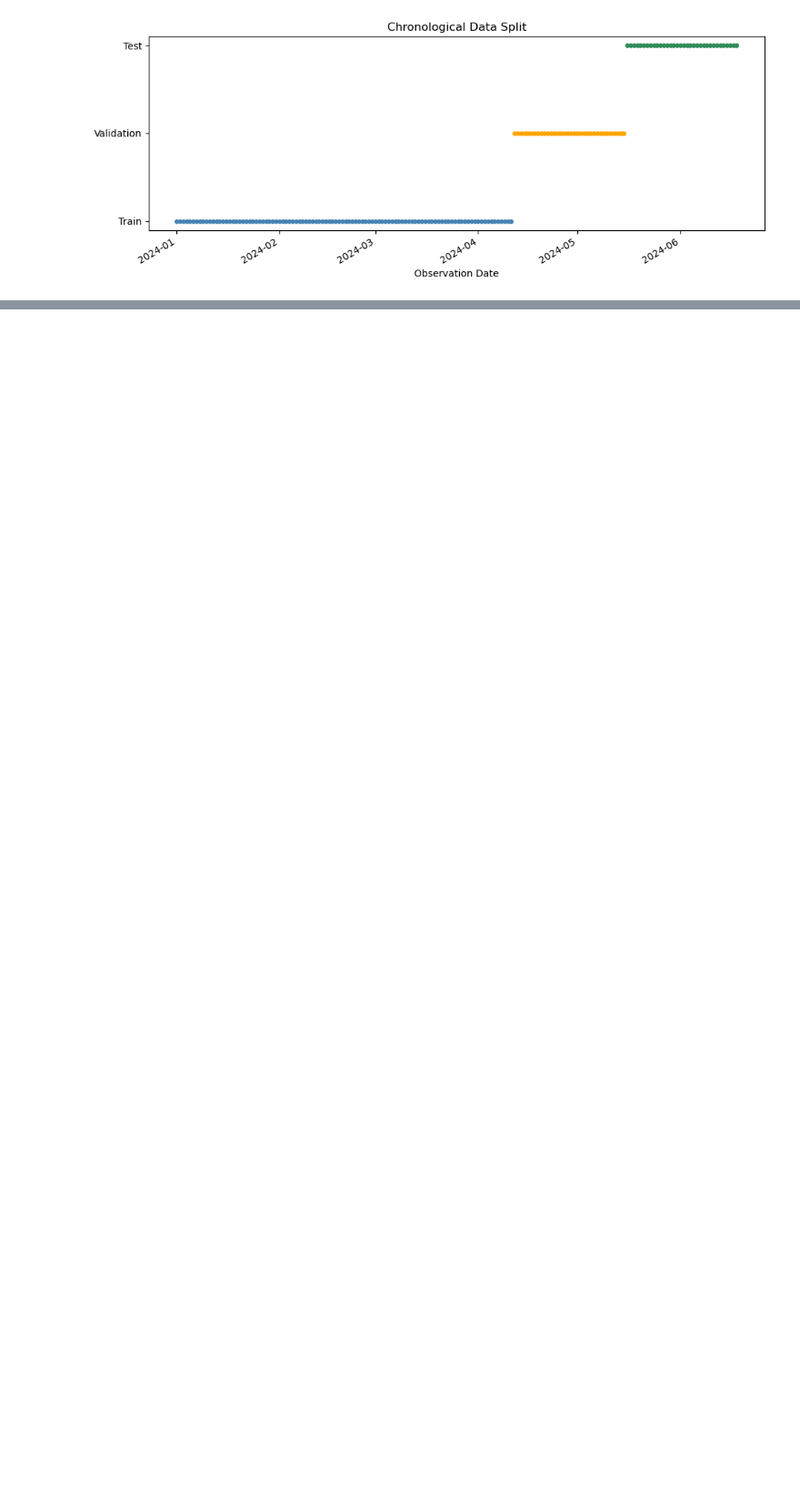
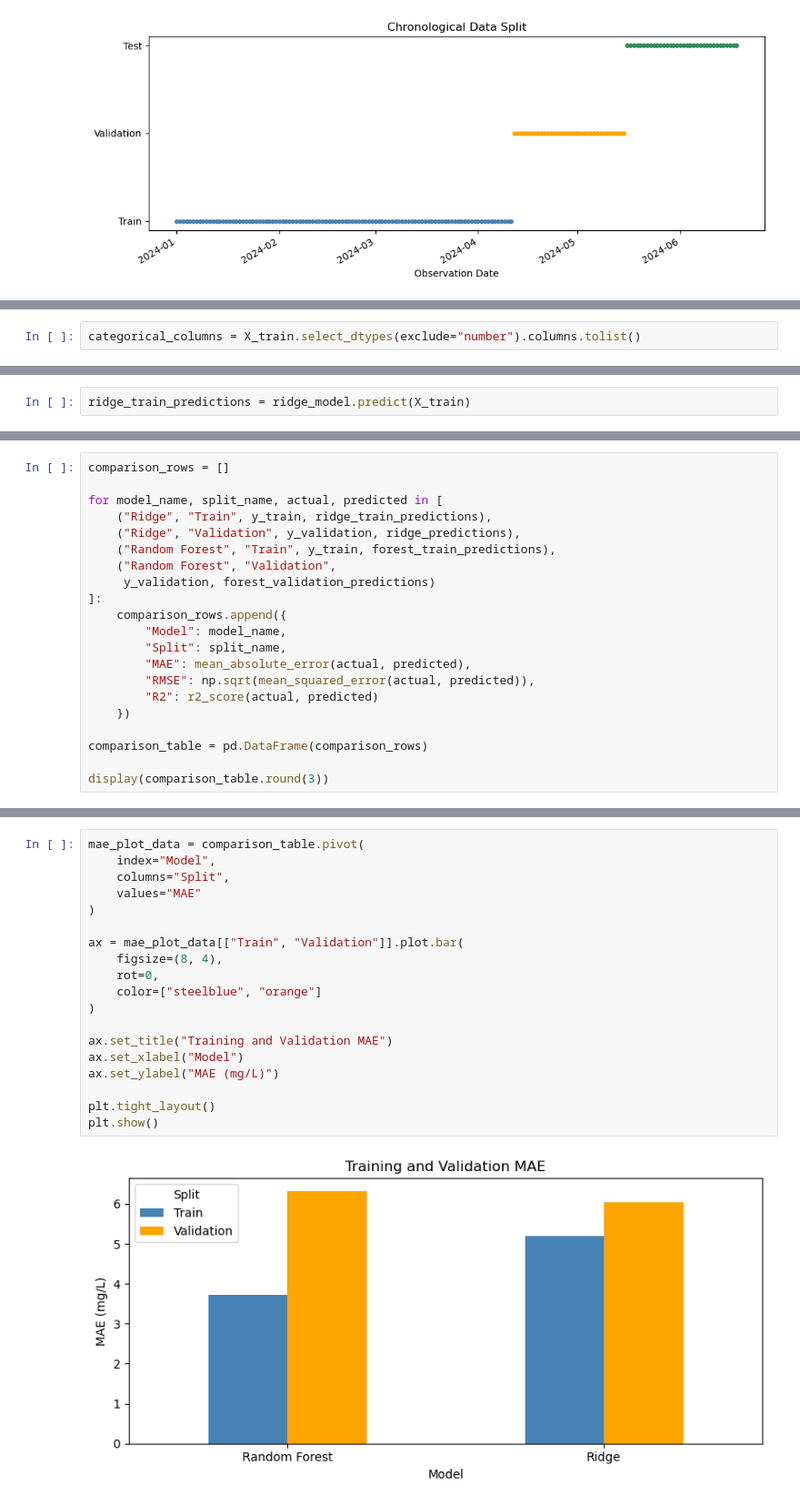
Before and after one commit to DeepikaSneha/wastewater_ML_pipelines, a Jupyter notebook: Main.ipynb, the cells around one changed output, grey strips where cells are left out. Shown at 91% size. Saved outputs shown, nothing was run; the diff lists cells and outputs as text; blank space fills up the shorter version.

```diff
--- a/Main.ipynb
+++ b/Main.ipynb
@@ -779,0 +772,2 @@ plt.show()
+# %%
+categorical_columns = X_train.select_dtypes(exclude="number").columns.tolist()
@@ -779,0 +938,2 @@ plt.show()
+# %%
+ridge_train_predictions = ridge_model.predict(X_train)
@@ -779,0 +953,21 @@ plt.show()
+# %%
+comparison_rows = []
+
+for model_name, split_name, actual, predicted in [
+    ("Ridge", "Train", y_train, ridge_train_predictions),
+    ("Ridge", "Validation", y_validation, ridge_predictions),
+    ("Random Forest", "Train", y_train, forest_train_predictions),
+    ("Random Forest", "Validation",
+     y_validation, forest_validation_predictions)
+]:
+    comparison_rows.append({
+        "Model": model_name,
+        "Split": split_name,
+        "MAE": mean_absolute_error(actual, predicted),
+        "RMSE": np.sqrt(mean_squared_error(actual, predicted)),
+        "R2": r2_score(actual, predicted)
+    })
+
+comparison_table = pd.DataFrame(comparison_rows)
+
+display(comparison_table.round(3))
@@ -779,0 +980,21 @@ plt.show()
+# %%
+mae_plot_data = comparison_table.pivot(
+    index="Model",
+    columns="Split",
+    values="MAE"
+)
+
+ax = mae_plot_data[["Train", "Validation"]].plot.bar(
+    figsize=(8, 4),
+    rot=0,
+    color=["steelblue", "orange"]
+)
+
+ax.set_title("Training and Validation MAE")
+ax.set_xlabel("Model")
+ax.set_ylabel("MAE (mg/L)")
+
+plt.tight_layout()
+plt.show()
+# %% [output]
+[figure, added]
```
Also changed, not shown: parts of 32 cells of this notebook.
